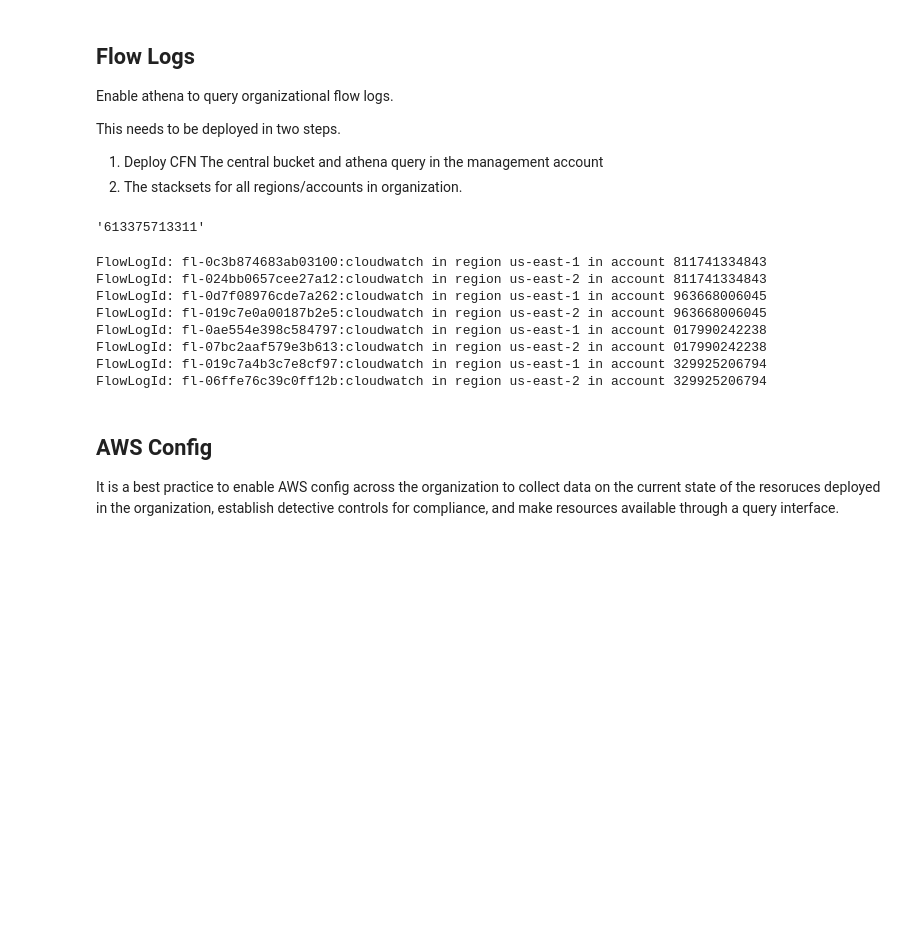
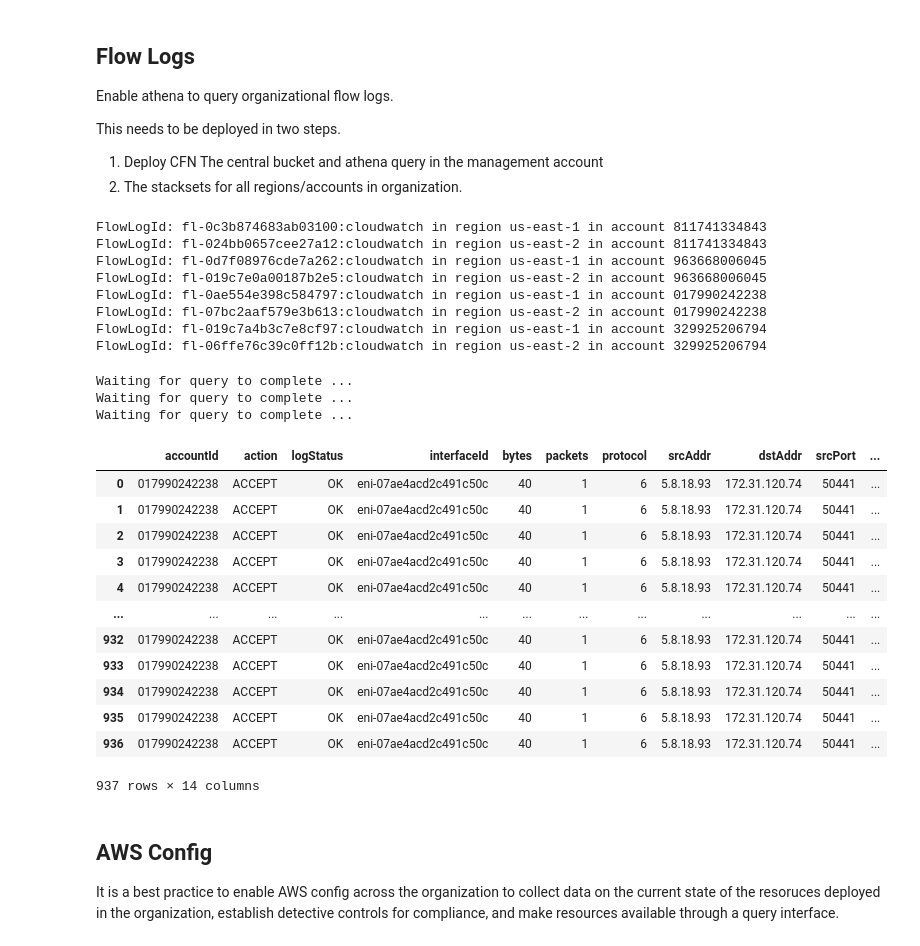
Before and after one commit to mikejgillespie/aws-incident-response-playbooks, a Jupyter notebook: jupyter/configure-aws-organization.ipynb, the cells around one changed output. Cells and saved outputs as stored; diff of their text form; code cells hidden in the pictures; blank space fills up the shorter version.

Commit message:
added cloudwatch logs queries for flow logs

```diff
--- a/jupyter/configure-aws-organization.ipynb
+++ b/jupyter/configure-aws-organization.ipynb
@@ -331,12 +339,6 @@ Enable athena to query organizational flow logs.
 This needs to be deployed in two steps.
 1. Deploy CFN The central bucket and athena query in the management account
 1. The stacksets for all regions/accounts in organization.
-# %%
-
-
-display(athena.os.environ['MANAGEMENT_ACCOUNT'])
-# %% [output]
-'613375713311'
 # %%
 accounts = []
 
@@ -390,6 +392,28 @@ FlowLogId: fl-0ae554e398c584797:cloudwatch in region us-east-1 in account 017990
 FlowLogId: fl-07bc2aaf579e3b613:cloudwatch in region us-east-2 in account 017990242238
 FlowLogId: fl-019c7a4b3c7e8cf97:cloudwatch in region us-east-1 in account 329925206794
 FlowLogId: fl-06ffe76c39c0ff12b:cloudwatch in region us-east-2 in account 329925206794
+# %%
+import importlib
+importlib.reload(athena)
+
+display(athena.get_vpc_flow_by_account_region("017990242238", 'us-east-1'))
+# %% [output]
+Waiting for query to complete ...
+Waiting for query to complete ...
+Waiting for query to complete ...
+|  | accountId | action | logStatus | interfaceId | bytes | packets | protocol | srcAddr | dstAddr | srcPort | ... |
+| 0 | 017990242238 | ACCEPT | OK | eni-07ae4acd2c491c50c | 40 | 1 | 6 | 5.8.18.93 | 172.31.120.74 | 50441 | ... |
+| 1 | 017990242238 | ACCEPT | OK | eni-07ae4acd2c491c50c | 40 | 1 | 6 | 5.8.18.93 | 172.31.120.74 | 50441 | ... |
+| 2 | 017990242238 | ACCEPT | OK | eni-07ae4acd2c491c50c | 40 | 1 | 6 | 5.8.18.93 | 172.31.120.74 | 50441 | ... |
+| 3 | 017990242238 | ACCEPT | OK | eni-07ae4acd2c491c50c | 40 | 1 | 6 | 5.8.18.93 | 172.31.120.74 | 50441 | ... |
+| 4 | 017990242238 | ACCEPT | OK | eni-07ae4acd2c491c50c | 40 | 1 | 6 | 5.8.18.93 | 172.31.120.74 | 50441 | ... |
+| ... | ... | ... | ... | ... | ... | ... | ... | ... | ... | ... | ... |
+| 932 | 017990242238 | ACCEPT | OK | eni-07ae4acd2c491c50c | 40 | 1 | 6 | 5.8.18.93 | 172.31.120.74 | 50441 | ... |
+| 933 | 017990242238 | ACCEPT | OK | eni-07ae4acd2c491c50c | 40 | 1 | 6 | 5.8.18.93 | 172.31.120.74 | 50441 | ... |
+| 934 | 017990242238 | ACCEPT | OK | eni-07ae4acd2c491c50c | 40 | 1 | 6 | 5.8.18.93 | 172.31.120.74 | 50441 | ... |
+| 935 | 017990242238 | ACCEPT | OK | eni-07ae4acd2c491c50c | 40 | 1 | 6 | 5.8.18.93 | 172.31.120.74 | 50441 | ... |
+| 936 | 017990242238 | ACCEPT | OK | eni-07ae4acd2c491c50c | 40 | 1 | 6 | 5.8.18.93 | 172.31.120.74 | 50441 | ... |
+937 rows × 14 columns
 # %% [markdown]
 ## AWS Config
 
```
Also changed, not shown: parts of 5 cells of this notebook, 3 other files.
